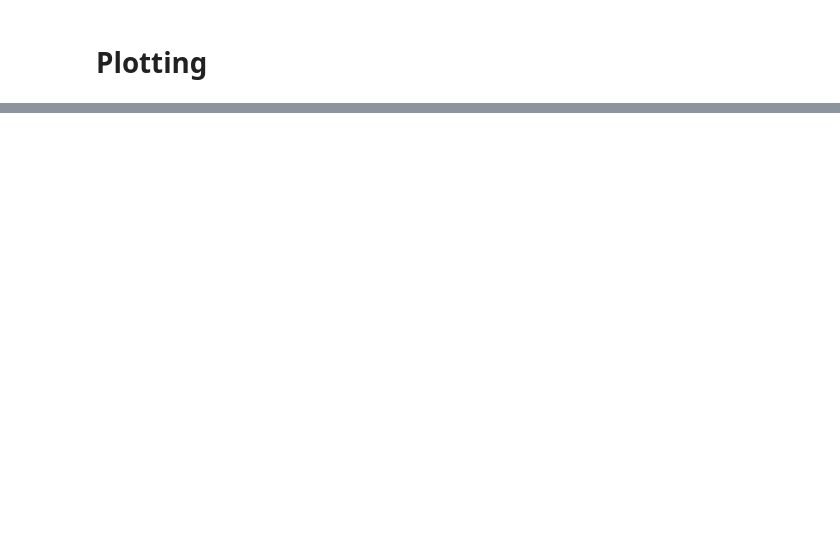
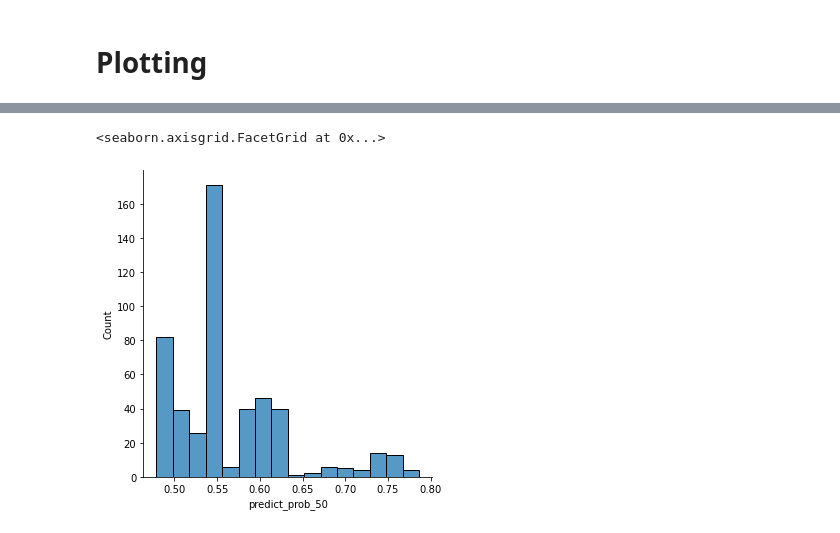
Before and after one commit to XiuLuoShen/imc_prosperity, a Jupyter notebook: ResultsAnalysis.ipynb, the cells around one changed output, grey strips where cells are left out. Drawn from its saved outputs; the diff is of its cells as text; code cells hidden in the pictures; blank space fills up the shorter version.

```diff
--- a/ResultsAnalysis.ipynb
+++ b/ResultsAnalysis.ipynb
@@ -366,0 +628,21 @@ for s in symbols:
+# %%
+total_samples = len(quote)
+# %%
+train_samples = total_samples//4
+
+train_data = quote.iloc[:train_samples][features+labels]
+X_train = train_data[features].values
+clfs = {}
+
+
+for t in [1, 5, 10, 20, 30, 50, 100]:
+    y_train = train_data[f'fpx_move_{t}'].values
+    clfs[t] = LogisticRegression(random_state=0).fit(X_train, y_train)
+# %%
+for t in [50]:
+    probs = clfs[t].predict_proba(X_train)
+    train_data[f'predict_{t}'] = clfs[t].classes_[probs.argmax(axis=1)]
+    train_data[f'predict_prob_{t}'] = probs.max(axis=1)
+    # print(clfs[t].score(X_train, y_train[t]))
+# %%
+train_data['correct'] = train_data['predict_50'] == train_data['fpx_move_50']
@@ -366,0 +657,5 @@ for s in symbols:
+# %%
+sns.displot(train_data['predict_prob_50'])
+# %% [output]
+<seaborn.axisgrid.FacetGrid at 0x...>
+[figure, added]
```
Also changed, not shown: parts of 35 cells of this notebook, 2 other files.
